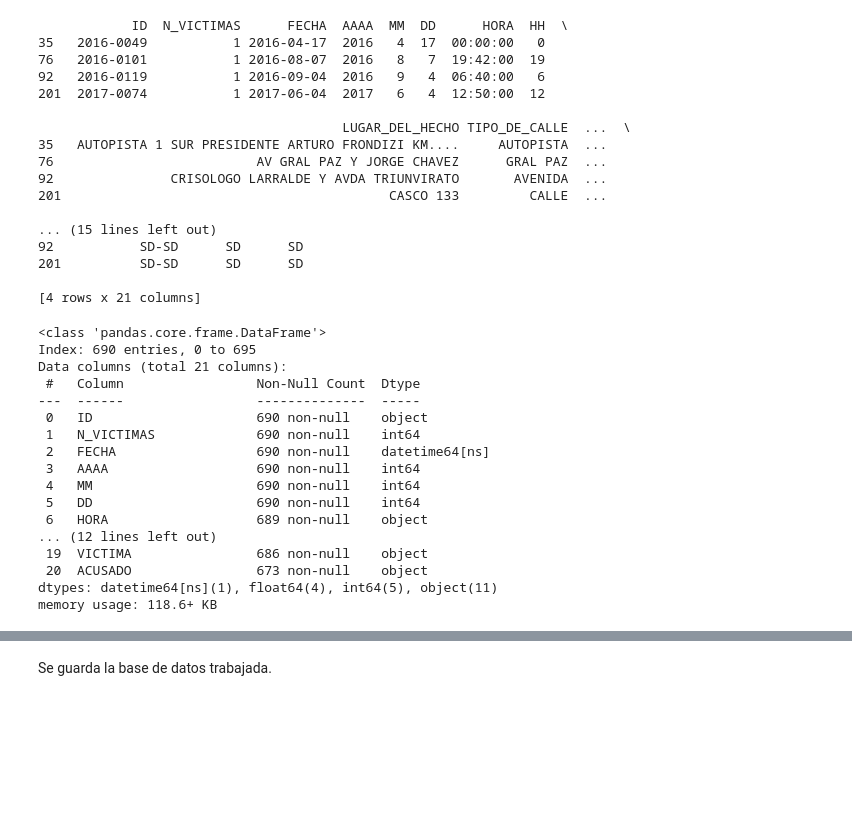
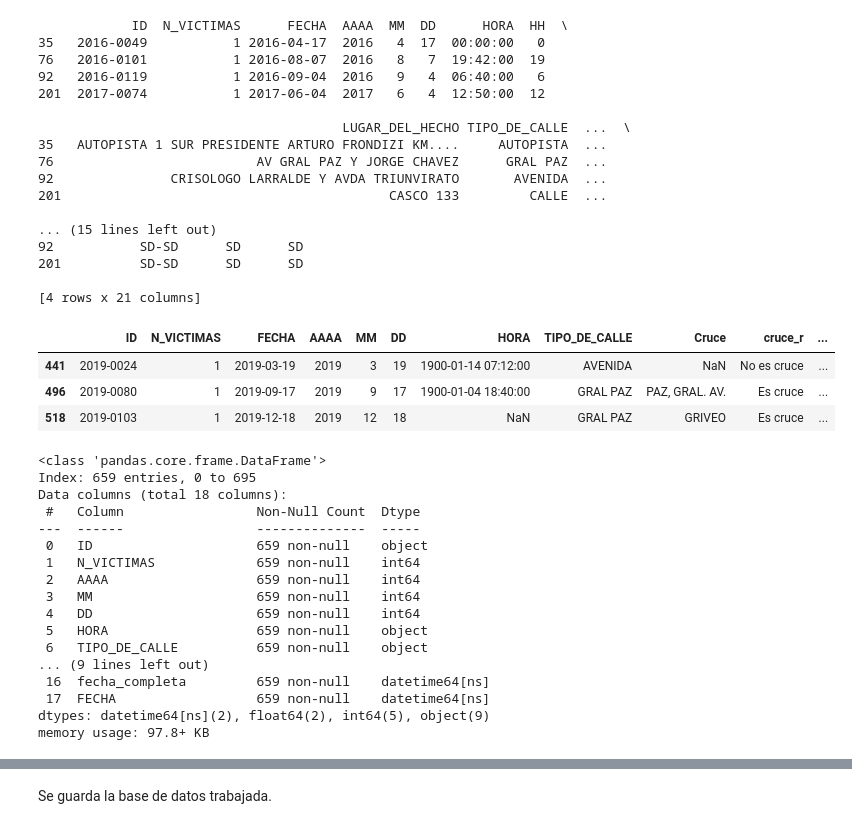
Before and after one commit to DaAnMaGi/Proyecto_Data_Abril, a Jupyter notebook: Revisión_Bases/apertura_bases.ipynb, the cells around one changed output, grey strips where cells are left out. Cells and saved outputs as stored; diff of their text form; code cells hidden in the pictures; blank space fills up the shorter version.

Commit message:
Revisión varios

```diff
--- a/Revisión_Bases/apertura_bases.ipynb
+++ b/Revisión_Bases/apertura_bases.ipynb
@@ -222,28 +223,26 @@ hechos = hechos[hechos["PARTICIPANTES"] != "SD-SD"]
 # %%
 # Se transforman todos los datos marcados como "SD" a dato nulo, ya que no proporcionan información al análisis.
 hechos.replace("SD",np.nan,inplace=True)
-# %%
-# Se observa la base resultante.
-
-hechos.info()
-# %% [output]
-<class 'pandas.core.frame.DataFrame'>
-Index: 690 entries, 0 to 695
-Data columns (total 21 columns):
- #   Column                 Non-Null Count  Dtype
----  ------                 --------------  -----
- 0   ID                     690 non-null    object
- 1   N_VICTIMAS             690 non-null    int64
- 2   FECHA                  690 non-null    datetime64[ns]
- 3   AAAA                   690 non-null    int64
- 4   MM                     690 non-null    int64
- 5   DD                     690 non-null    int64
- 6   HORA                   689 non-null    object
-... (12 lines left out)
- 19  VICTIMA                686 non-null    object
- 20  ACUSADO                673 non-null    object
-dtypes: datetime64[ns](1), float64(4), int64(5), object(11)
-memory usage: 118.6+ KB
 # %%
 # Se elimina la columna "XY CABA" ya que la información que proporciona se encuentra en longitud y latitud
 hechos.drop(columns=["XY (CABA)"],inplace=True)
+# %%
+# por redundancia o información no necesaria para el análisis de los datos se elimina la columnna de "HH", "LUGAR_DEL_HECHO", "Calle" y "Altura"
+hechos.drop(columns=["HH","LUGAR_DEL_HECHO","Calle", "Altura"],inplace=True)
+# %%
+# Se crea la columna "cruce_r" con "Es Cruce"/"No es cruce" basado en la presencia de NaN en "cruce".
+hechos.insert(9,'cruce_r', hechos['Cruce'].apply(lambda x: "No es cruce" if pd.isna(x) else "Es cruce"))
+# %%
+# Se eliminan las filas en NAN para "longitud", "latitud","VICTIMA"	y"ACUSADO"
+hechos.dropna(subset=["longitud", "latitud","VICTIMA","ACUSADO"],inplace=True)
+# %%
+# Se hace una revisión de los datos en fecha.
+hechos["fecha_completa"] = pd.to_datetime(hechos["AAAA"].astype(str)+hechos["MM"].astype(str)+hechos["DD"].astype(str)+" "+hechos["HORA"].astype(str), format="%Y%m%d %H:%M:%S", errors='coerce')
+hechos["fecha_revisada"] = pd.to_datetime(hechos["FECHA"], errors='coerce')
+valores_problematicos = hechos[hechos["fecha_completa"].isnull() | hechos["fecha_revisada"].isnull()]
+valores_problematicos
+# %% [output]
+|  | ID | N_VICTIMAS | FECHA | AAAA | MM | DD | HORA | TIPO_DE_CALLE | Cruce | cruce_r | ... |
+| 441 | 2019-0024 | 1 | 2019-03-19 | 2019 | 3 | 19 | 1900-01-14 07:12:00 | AVENIDA | NaN | No es cruce | ... |
+| 496 | 2019-0080 | 1 | 2019-09-17 | 2019 | 9 | 17 | 1900-01-04 18:40:00 | GRAL PAZ | PAZ, GRAL. AV. | Es cruce | ... |
+| 518 | 2019-0103 | 1 | 2019-12-18 | 2019 | 12 | 18 | NaN | GRAL PAZ | GRIVEO | Es cruce | ... |
@@ -249,0 +262,20 @@ hechos.drop(columns=["XY (CABA)"],inplace=True)
+# %%
+hechos.info()
+# %% [output]
+<class 'pandas.core.frame.DataFrame'>
+Index: 659 entries, 0 to 695
+Data columns (total 18 columns):
+ #   Column                 Non-Null Count  Dtype
+---  ------                 --------------  -----
+ 0   ID                     659 non-null    object
+ 1   N_VICTIMAS             659 non-null    int64
+ 2   AAAA                   659 non-null    int64
+ 3   MM                     659 non-null    int64
+ 4   DD                     659 non-null    int64
+ 5   HORA                   659 non-null    object
+ 6   TIPO_DE_CALLE          659 non-null    object
+... (9 lines left out)
+ 16  fecha_completa         659 non-null    datetime64[ns]
+ 17  FECHA                  659 non-null    datetime64[ns]
+dtypes: datetime64[ns](2), float64(2), int64(5), object(9)
+memory usage: 97.8+ KB
```
Also changed, not shown: parts of 37 cells of this notebook, 3 other files.
